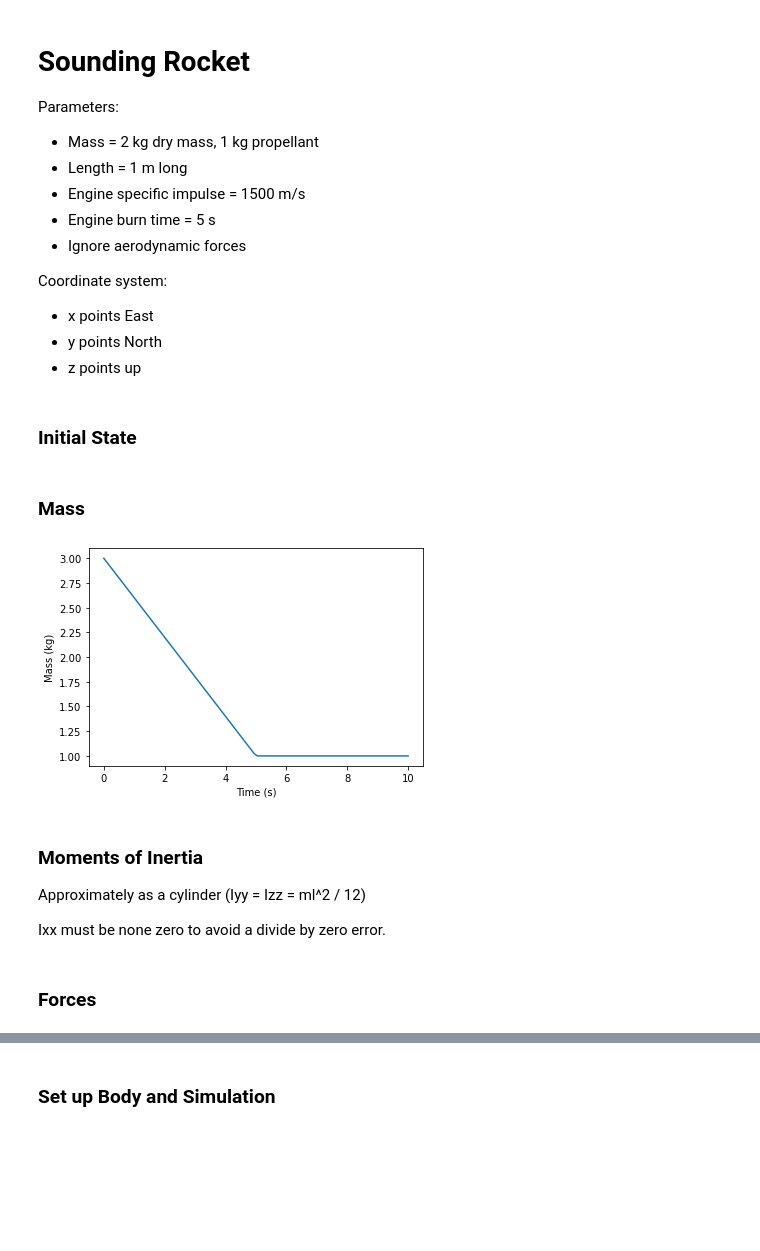
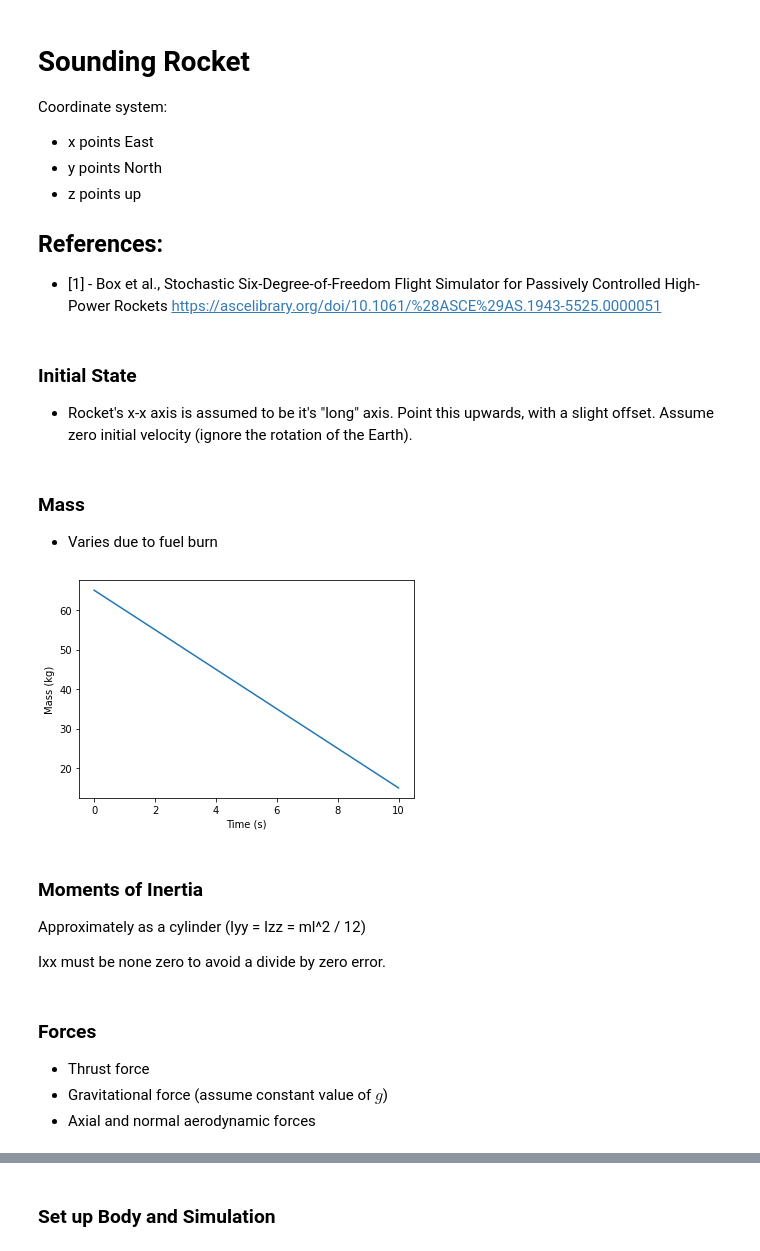
Before and after one commit to cuspaceflight/kiwi, a Jupyter notebook: Sounding Rocket.ipynb, the cells around one changed output, grey strips where cells are left out. Drawn from its saved outputs; the diff is of its cells as text; code cells hidden in the pictures; blank space fills up the shorter version.

Commit message:
Added aerodynamic forces to Sounding Rocket template

```diff
--- a/Sounding Rocket.ipynb
+++ b/Sounding Rocket.ipynb
@@ -1,17 +1,14 @@
 # %% [markdown]
 # Sounding Rocket
-
-Parameters:
-- Mass = 2 kg dry mass, 1 kg propellant
-- Length = 1 m long
-- Engine specific impulse = 1500 m/s
-- Engine burn time = 5 s
-- Ignore aerodynamic forces
 
 Coordinate system:
 - x points East
 - y points North
 - z points up
+
+## References:
+- [1] - Box et al.,
+Stochastic Six-Degree-of-Freedom Flight Simulator for Passively Controlled High-Power Rockets https://ascelibrary.org/doi/10.1061/%28ASCE%29AS.1943-5525.0000051
 # %%
 import cusfkiwi as kiwi
 import numpy as np
@@ -19,4 +16,6 @@ from scipy.spatial.transform import Rotation    # Used to convert Euler angles t
 import matplotlib.pyplot as plt
 # %% [markdown]
 ### Initial State
+
+- Rocket's x-x axis is assumed to be it's "long" axis. Point this upwards, with a slight offset. Assume zero initial velocity (ignore the rotation of the Earth).
 # %%
@@ -31,29 +30,34 @@ init_state = kiwi.State(time = 0,
                         ang_vel = [0, 0, 0])
 # %% [markdown]
 ### Mass
+
+- Varies due to fuel burn
 # %%
 # Mass
+dry_mass = 15
+fuel_mass = 50
+burn_time = 10
 def mass_func(t):
-    if t < 5:
-        return 3 - 2 * t/5           # 1 kg of propellant, burnt at a constant rate over 5 seconds
+    if t < burn_time:
+        return dry_mass + fuel_mass - fuel_mass * t/burn_time
     else:
-        return 1
+        return dry_mass
 
 mass = kiwi.Mass(mass_func, 'time')  # Function of time
 
 # Plot to show what we're using
 t_plot = np.linspace(0, 10, 100)
 mass_plot = np.zeros(len(t_plot))
 
 for i in range(len(t_plot)):
     mass_plot[i] = mass_func(t_plot[i])
 
 plt.plot(t_plot, mass_plot)
 plt.xlabel("Time (s)")
 plt.ylabel("Mass (kg)")
 plt.show()
 # %% [output]
-[figure, old version]
+[figure, new version]
 # %% [markdown]
 ### Moments of Inertia
 
@@ -72,4 +75,7 @@ def m_o_i_func(t):
 moments_of_inertia = kiwi.MomentsOfInertia(m_o_i_func, 'time')
 # %% [markdown]
 ### Forces
+- Thrust force
+- Gravitational force (assume constant value of $g$)
+- Axial and normal aerodynamic forces
 # %%
```
Also changed, not shown: parts of 9 cells of this notebook, 5 other files.
